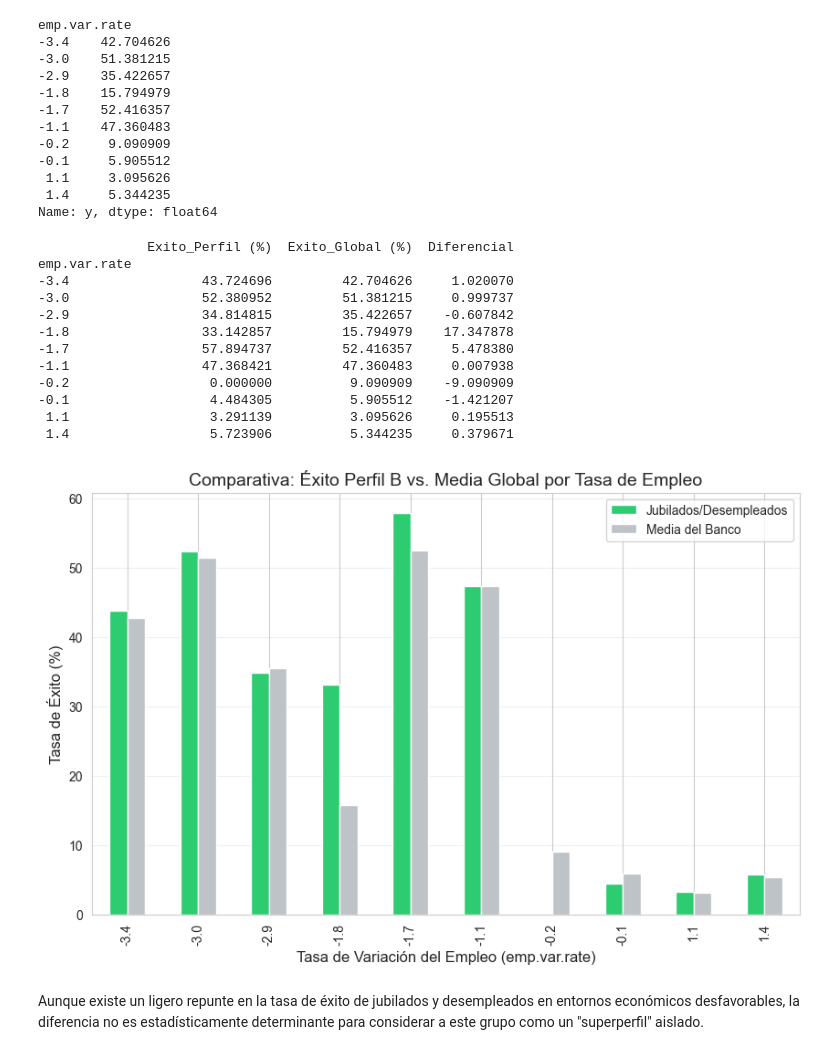
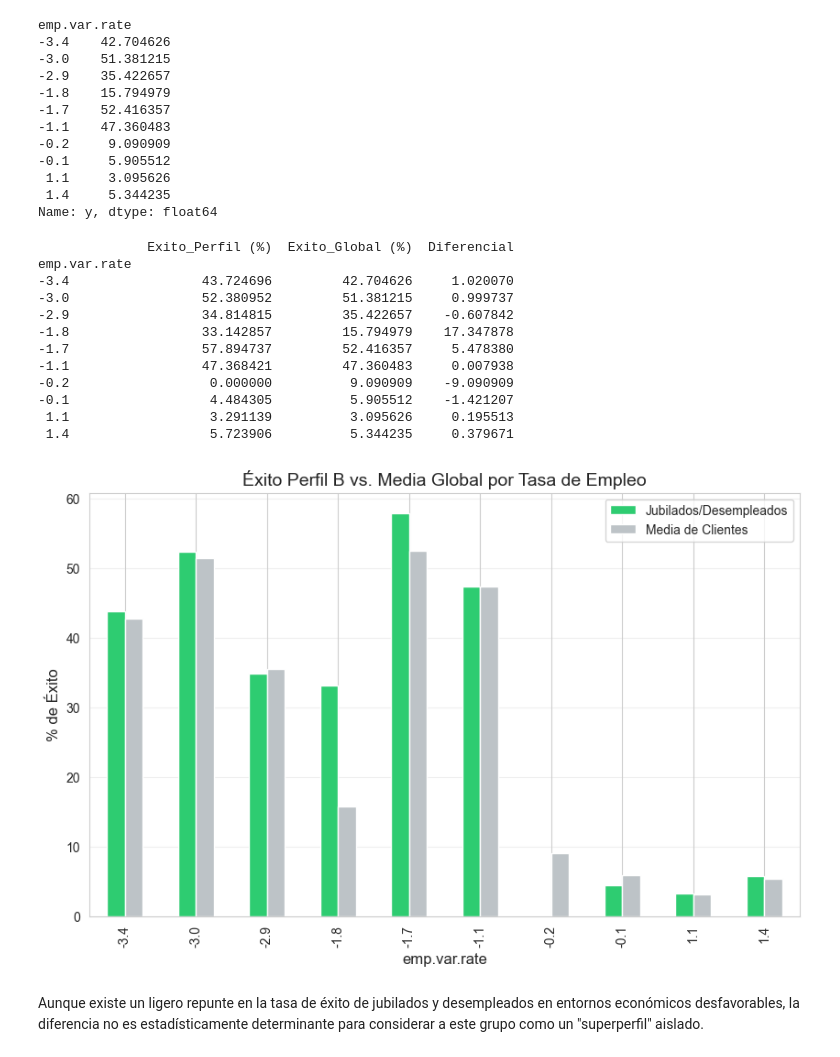
Before and after one commit to claudiarm2002/DataProject-Python-for-Data, a Jupyter notebook: DataProject_PythonForData.ipynb, the cells around one changed output. Saved outputs shown, nothing was run; the diff lists cells and outputs as text; code cells hidden in the pictures.

```diff
--- a/DataProject_PythonForData.ipynb
+++ b/DataProject_PythonForData.ipynb
@@ -1511,37 +1624,37 @@ Name: y, dtype: float64
 # %%
 comparativa = pd.DataFrame({
     'Exito_Perfil (%)': success_perfil,
     'Exito_Global (%)': success_global
 }).sort_index()
 
 comparativa['Diferencial'] = comparativa['Exito_Perfil (%)'] - comparativa['Exito_Global (%)']
 
 print(comparativa)
 
-# 5. Visualización del comportamiento anticíclico
+# Visualización
 plt.figure(figsize=(10, 6))
 comparativa[['Exito_Perfil (%)', 'Exito_Global (%)']].plot(kind='bar', ax=plt.gca(), color=['#2ecc71', '#bdc3c7'])
 
-plt.title('Comparativa: Éxito Perfil B vs. Media Global por Tasa de Empleo', fontsize=14)
-plt.xlabel('Tasa de Variación del Empleo (emp.var.rate)', fontsize=12)
-plt.ylabel('Tasa de Éxito (%)', fontsize=12)
-plt.legend(['Jubilados/Desempleados', 'Media del Banco'])
+plt.title('Éxito Perfil B vs. Media Global por Tasa de Empleo', fontsize=14)
+plt.xlabel('emp.var.rate', fontsize=12)
+plt.ylabel('% de Éxito', fontsize=12)
+plt.legend(['Jubilados/Desempleados', 'Media de Clientes'], loc='upper right')
 plt.grid(axis='y', alpha=0.3)
 plt.show()
 # %% [output]
               Exito_Perfil (%)  Exito_Global (%)  Diferencial
 emp.var.rate
 -3.4                 43.724696         42.704626     1.020070
 -3.0                 52.380952         51.381215     0.999737
 -2.9                 34.814815         35.422657    -0.607842
 -1.8                 33.142857         15.794979    17.347878
 -1.7                 57.894737         52.416357     5.478380
 -1.1                 47.368421         47.360483     0.007938
 -0.2                  0.000000          9.090909    -9.090909
 -0.1                  4.484305          5.905512    -1.421207
  1.1                  3.291139          3.095626     0.195513
  1.4                  5.723906          5.344235     0.379671
-[figure, old version]
+[figure, new version]
 # %% [markdown]
 Aunque existe un ligero repunte en la tasa de éxito de jubilados y desempleados en entornos económicos desfavorables, la diferencia no es estadísticamente determinante para considerar a este grupo como un "superperfil" aislado.
 # %%
```
Also changed, not shown: parts of 45 cells of this notebook, 2 other files.
